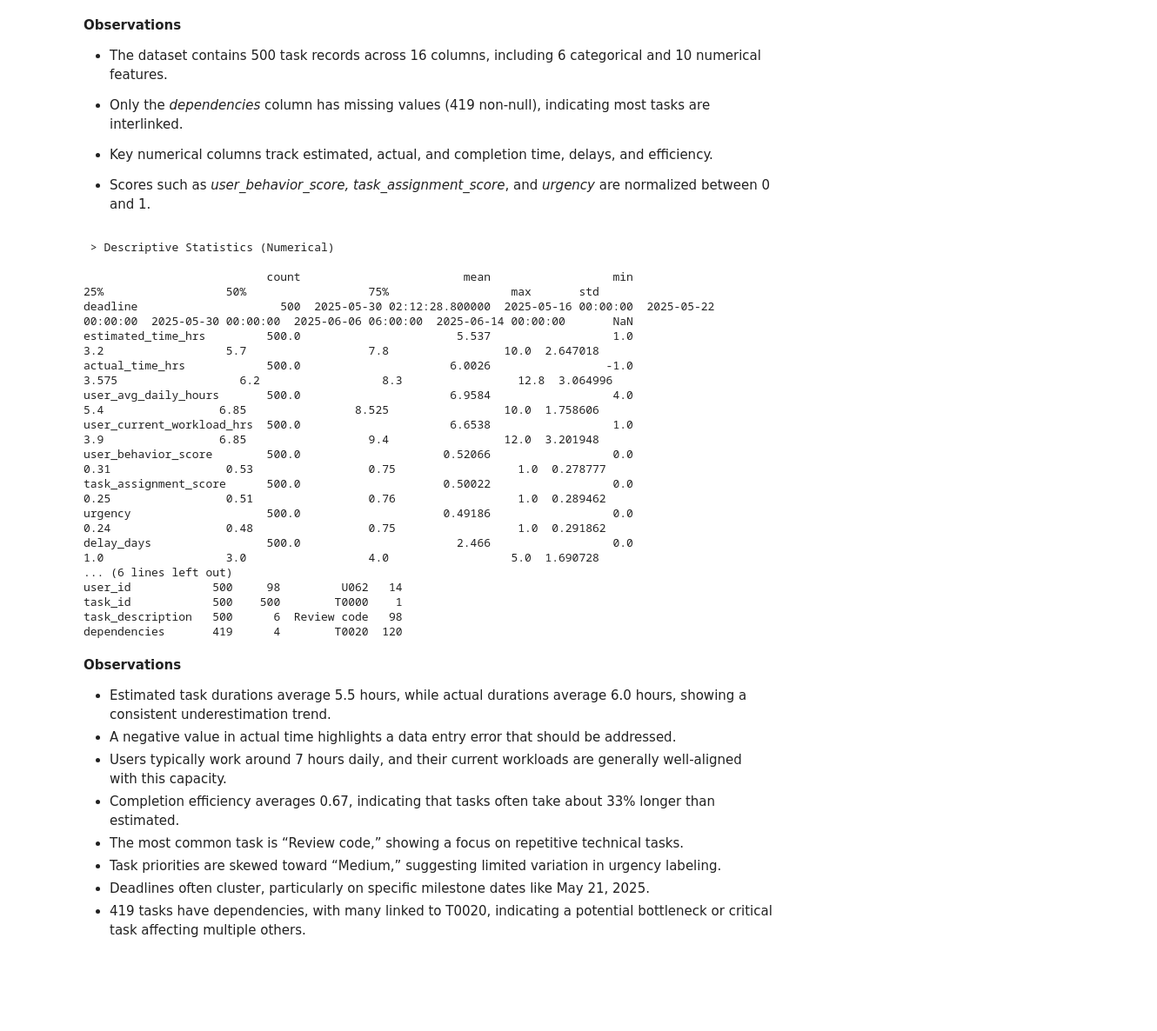
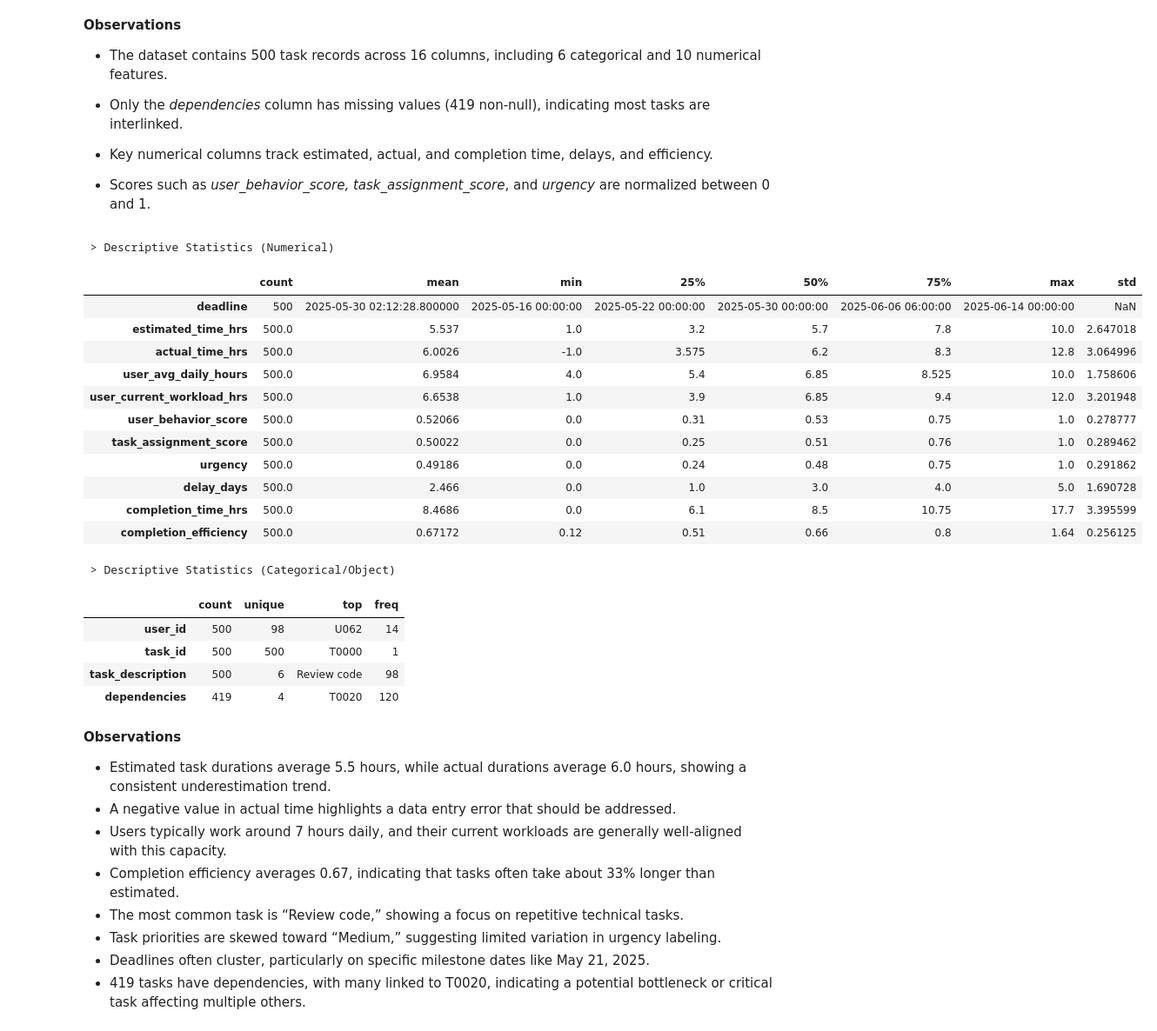
Before and after one commit to mrudulamadhavan/My-Projects, a Jupyter notebook: AI_Powered_Task_Management_System.ipynb, the cells around one changed output. Shown at 87% size. Cells and saved outputs as stored; diff of their text form; code cells hidden in the pictures; blank space fills up the shorter version.

```diff
--- a/AI_Powered_Task_Management_System.ipynb
+++ b/AI_Powered_Task_Management_System.ipynb
@@ -46,9 +46,6 @@ from gensim.models import Word2Vec
 
 import warnings
 warnings.filterwarnings("ignore")
-# %%
-pd.set_option('display.max_columns', None)
-pd.set_option('display.width', 1000)
 # %%
 # loading dataset
 df= pd.read_csv('ai_powered_task_management_dataset.csv')
@@ -109,30 +106,33 @@ dtype: int64
 df['deadline'] = pd.to_datetime(df['deadline'])
 # %%
 df['priority'] = df['priority'].astype('category')
+# %%
+print(" > Descriptive Statistics (Numerical) \n")
+df.describe().T
+# %% [output]
+ > Descriptive Statistics (Numerical)
+|  | count | mean | min | 25% | 50% | 75% | max | std |
+| deadline | 500 | 2025-05-30 02:12:28.800000 | 2025-05-16 00:00:00 | 2025-05-22 00:00:00 | 2025-05-30 00:00:00 | 2025-06-06 06:00:00 | 2025-06-14 00:00:00 | NaN |
+| estimated_time_hrs | 500.0 | 5.537 | 1.0 | 3.2 | 5.7 | 7.8 | 10.0 | 2.647018 |
+| actual_time_hrs | 500.0 | 6.0026 | -1.0 | 3.575 | 6.2 | 8.3 | 12.8 | 3.064996 |
+| user_avg_daily_hours | 500.0 | 6.9584 | 4.0 | 5.4 | 6.85 | 8.525 | 10.0 | 1.758606 |
+| user_current_workload_hrs | 500.0 | 6.6538 | 1.0 | 3.9 | 6.85 | 9.4 | 12.0 | 3.201948 |
+| user_behavior_score | 500.0 | 0.52066 | 0.0 | 0.31 | 0.53 | 0.75 | 1.0 | 0.278777 |
+| task_assignment_score | 500.0 | 0.50022 | 0.0 | 0.25 | 0.51 | 0.76 | 1.0 | 0.289462 |
+| urgency | 500.0 | 0.49186 | 0.0 | 0.24 | 0.48 | 0.75 | 1.0 | 0.291862 |
+| delay_days | 500.0 | 2.466 | 0.0 | 1.0 | 3.0 | 4.0 | 5.0 | 1.690728 |
+| completion_time_hrs | 500.0 | 8.4686 | 0.0 | 6.1 | 8.5 | 10.75 | 17.7 | 3.395599 |
+| completion_efficiency | 500.0 | 0.67172 | 0.12 | 0.51 | 0.66 | 0.8 | 1.64 | 0.256125 |
 # %%
-print(" > Descriptive Statistics (Numerical) \n")
-print(df.describe().T)
-print("--"*50)
 print(" > Descriptive Statistics (Categorical/Object) \n")
-print(df.describe(include='object').T)
+df.describe(include='object').T
 # %% [output]
- > Descriptive Statistics (Numerical)
-
-                           count                        mean                  min                  25%                  50%                  75%                  max       std
-deadline                     500  2025-05-30 02:12:28.800000  2025-05-16 00:00:00  2025-05-22 00:00:00  2025-05-30 00:00:00  2025-06-06 06:00:00  2025-06-14 00:00:00       NaN
-estimated_time_hrs         500.0                       5.537                  1.0                  3.2                  5.7                  7.8                 10.0  2.647018
-actual_time_hrs            500.0                      6.0026                 -1.0                3.575                  6.2                  8.3                 12.8  3.064996
-user_avg_daily_hours       500.0                      6.9584                  4.0                  5.4                 6.85                8.525                 10.0  1.758606
-user_current_workload_hrs  500.0                      6.6538                  1.0                  3.9                 6.85                  9.4                 12.0  3.201948
-user_behavior_score        500.0                     0.52066                  0.0                 0.31                 0.53                 0.75                  1.0  0.278777
-task_assignment_score      500.0                     0.50022                  0.0                 0.25                 0.51                 0.76                  1.0  0.289462
-urgency                    500.0                     0.49186                  0.0                 0.24                 0.48                 0.75                  1.0  0.291862
-delay_days                 500.0                       2.466                  0.0                  1.0                  3.0                  4.0                  5.0  1.690728
-... (6 lines left out)
-user_id            500     98         U062   14
-task_id            500    500        T0000    1
-task_description   500      6  Review code   98
-dependencies       419      4        T0020  120
+ > Descriptive Statistics (Categorical/Object)
+|  | count | unique | top | freq |
+| user_id | 500 | 98 | U062 | 14 |
+| task_id | 500 | 500 | T0000 | 1 |
+| task_description | 500 | 6 | Review code | 98 |
+| dependencies | 419 | 4 | T0020 | 120 |
 # %% [markdown]
 **Observations**
 * Estimated task durations average 5.5 hours, while actual durations average 6.0 hours, showing a consistent underestimation trend.
```
Also changed, not shown: parts of 5 cells of this notebook.
